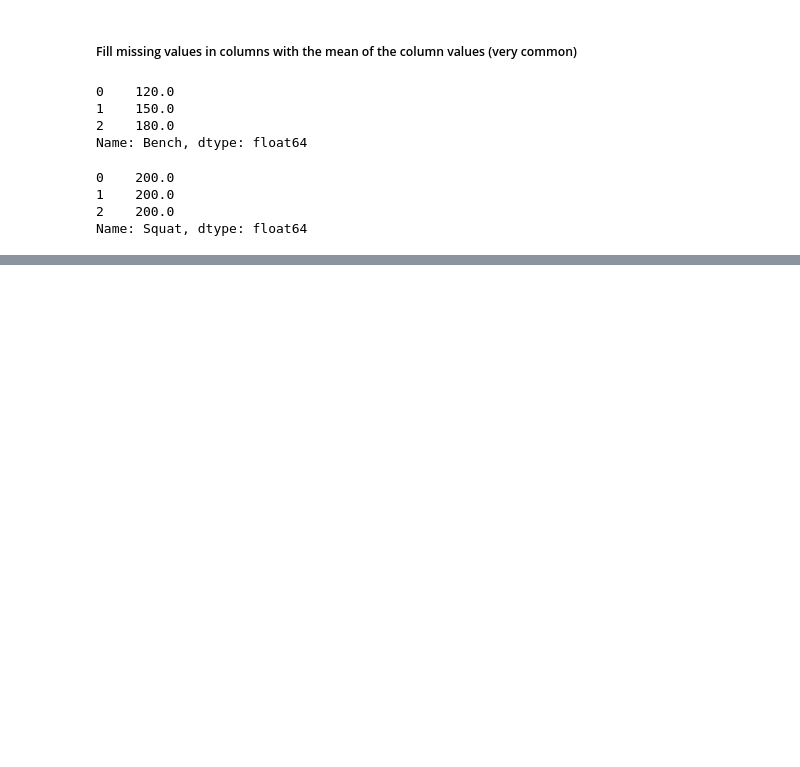
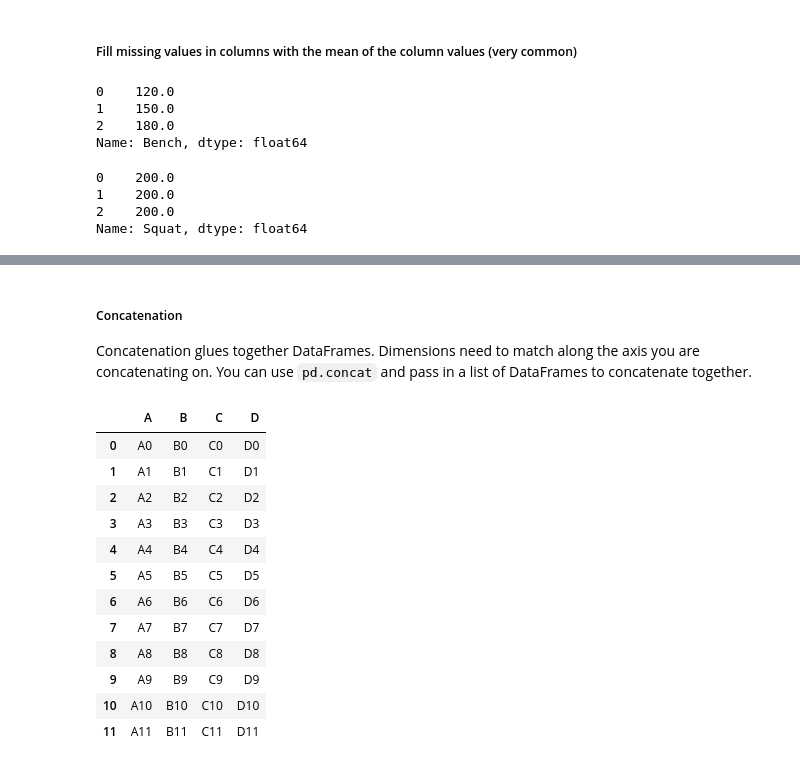
Before and after one commit to kamelCased/learningDataScience, a Jupyter notebook: Pandas.ipynb, the cells around one changed output, grey strips where cells are left out. Saved outputs shown, nothing was run; the diff lists cells and outputs as text; code cells hidden in the pictures; blank space fills up the shorter version.

```diff
--- a/Pandas.ipynb
+++ b/Pandas.ipynb
@@ -662,0 +803,21 @@ Name: Squat, dtype: float64
+# %% [markdown]
+##### Concatenation
+
+Concatenation glues together DataFrames. Dimensions need to match along the axis you are concatenating on. You can use `pd.concat` and pass in a list of DataFrames to concatenate together.
+# %%
+# Concatenate df1, df2, df3
+pd.concat([df1,df2,df3]) # By default, concat along the row axis (axis=0). You can set to axis=1 if you want to concatenate along the column axis
+# %% [output]
+|  | A | B | C | D |
+| 0 | A0 | B0 | C0 | D0 |
+| 1 | A1 | B1 | C1 | D1 |
+| 2 | A2 | B2 | C2 | D2 |
+| 3 | A3 | B3 | C3 | D3 |
+| 4 | A4 | B4 | C4 | D4 |
+| 5 | A5 | B5 | C5 | D5 |
+| 6 | A6 | B6 | C6 | D6 |
+| 7 | A7 | B7 | C7 | D7 |
+| 8 | A8 | B8 | C8 | D8 |
+| 9 | A9 | B9 | C9 | D9 |
+| 10 | A10 | B10 | C10 | D10 |
+| 11 | A11 | B11 | C11 | D11 |
```
Also changed, not shown: parts of 42 cells of this notebook.
